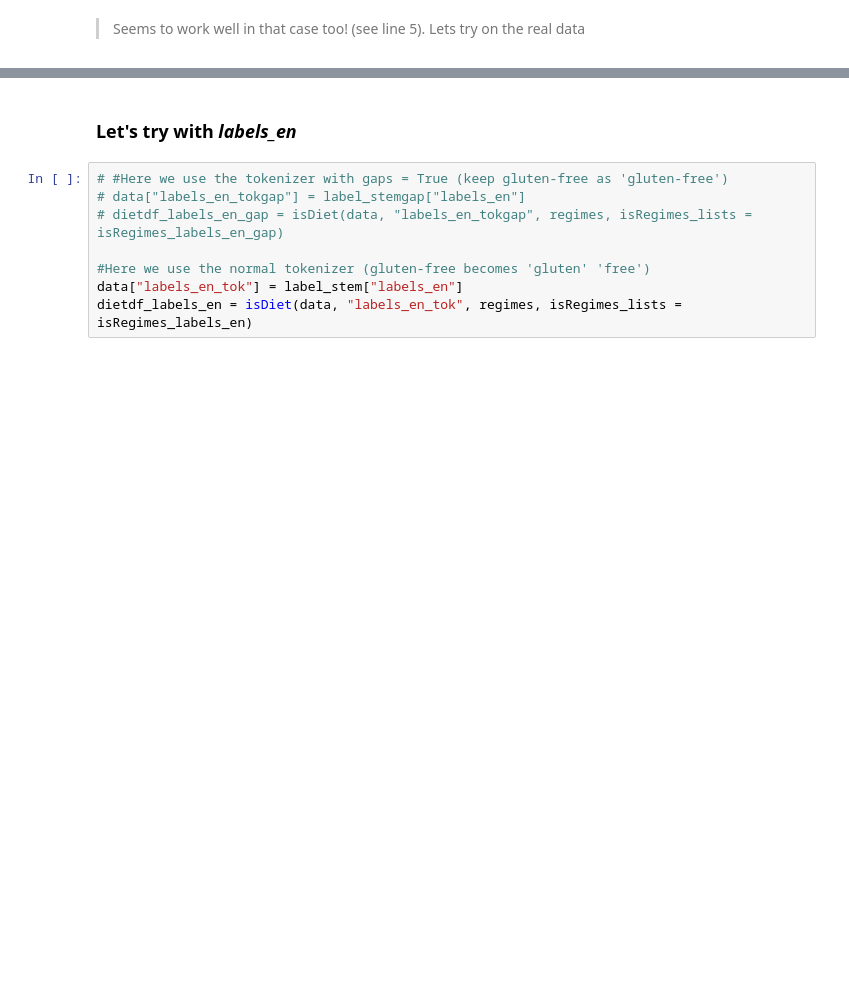
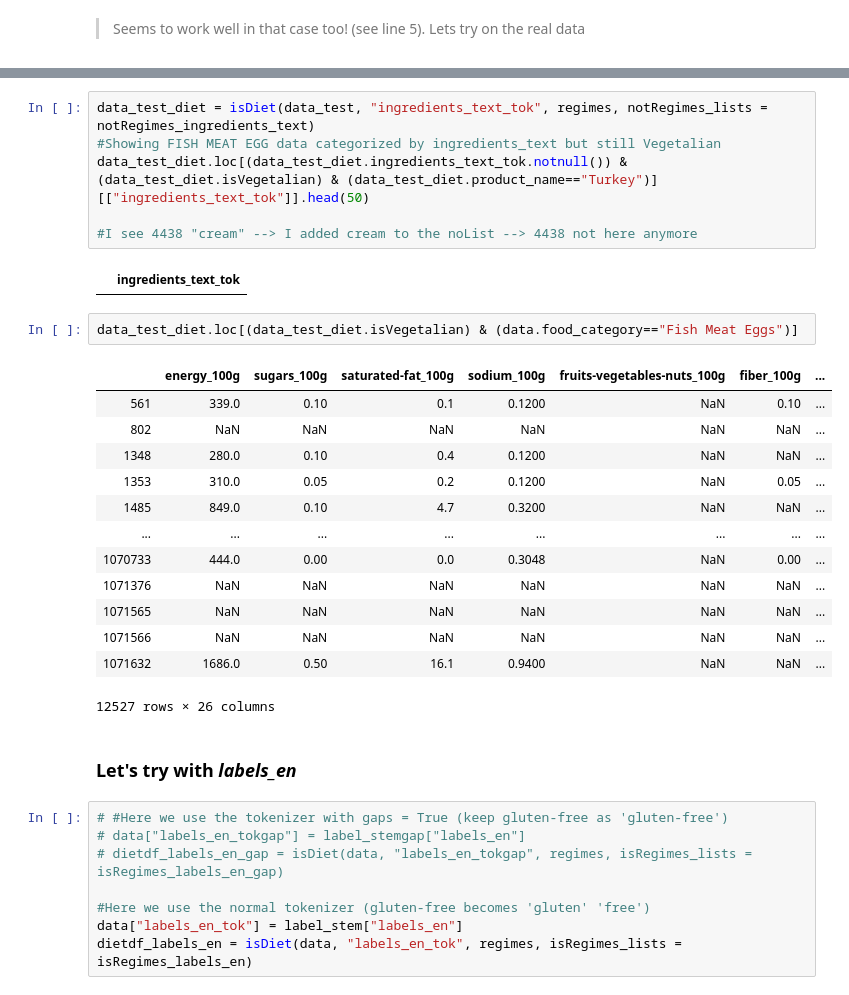
Before and after one commit to romi514/ProjectADA, a Jupyter notebook: project_tagADA.ipynb, the cells around one changed output, grey strips where cells are left out. Drawn from its saved outputs; the diff is of its cells as text; blank space fills up the shorter version.

```diff
--- a/project_tagADA.ipynb
+++ b/project_tagADA.ipynb
@@ -2092,3 +2168,27 @@ NameError: name 'isDiet' is not defined
+# %%
+data_test_diet = isDiet(data_test, "ingredients_text_tok", regimes, notRegimes_lists = notRegimes_ingredients_text)
+#Showing FISH MEAT EGG data categorized by ingredients_text but still Vegetalian
+data_test_diet.loc[(data_test_diet.ingredients_text_tok.notnull()) & (data_test_diet.isVegetalian) & (data_test_diet.product_name=="Turkey")][["ingredients_text_tok"]].head(50)
+
+#I see 4438 "cream" --> I added cream to the noList --> 4438 not here anymore
+# %% [output]
+|  | ingredients_text_tok |
+# %%
+data_test_diet.loc[(data_test_diet.isVegetalian) & (data.food_category=="Fish Meat Eggs")]
+# %% [output]
+|  | energy_100g | sugars_100g | saturated-fat_100g | sodium_100g | fruits-vegetables-nuts_100g | fiber_100g | ... |
+| 561 | 339.0 | 0.10 | 0.1 | 0.1200 | NaN | 0.10 | ... |
+| 802 | NaN | NaN | NaN | NaN | NaN | NaN | ... |
+| 1348 | 280.0 | 0.10 | 0.4 | 0.1200 | NaN | NaN | ... |
+| 1353 | 310.0 | 0.05 | 0.2 | 0.1200 | NaN | 0.05 | ... |
+| 1485 | 849.0 | 0.10 | 4.7 | 0.3200 | NaN | NaN | ... |
+| ... | ... | ... | ... | ... | ... | ... | ... |
+| 1070733 | 444.0 | 0.00 | 0.0 | 0.3048 | NaN | 0.00 | ... |
+| 1071376 | NaN | NaN | NaN | NaN | NaN | NaN | ... |
+| 1071565 | NaN | NaN | NaN | NaN | NaN | NaN | ... |
+| 1071566 | NaN | NaN | NaN | NaN | NaN | NaN | ... |
+| 1071632 | 1686.0 | 0.50 | 16.1 | 0.9400 | NaN | NaN | ... |
+12527 rows × 26 columns
 # %% [markdown]
 ### Let's try with _labels_en_
 # %%
```
Also changed, not shown: parts of 47 cells of this notebook.
